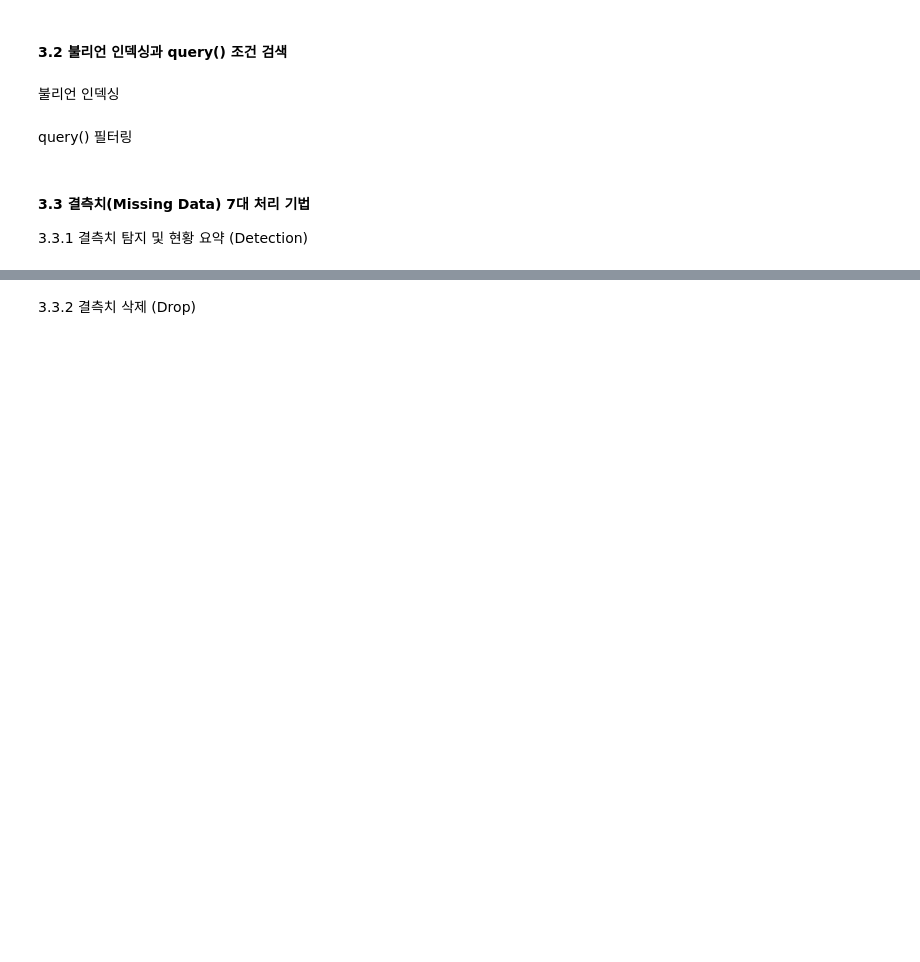
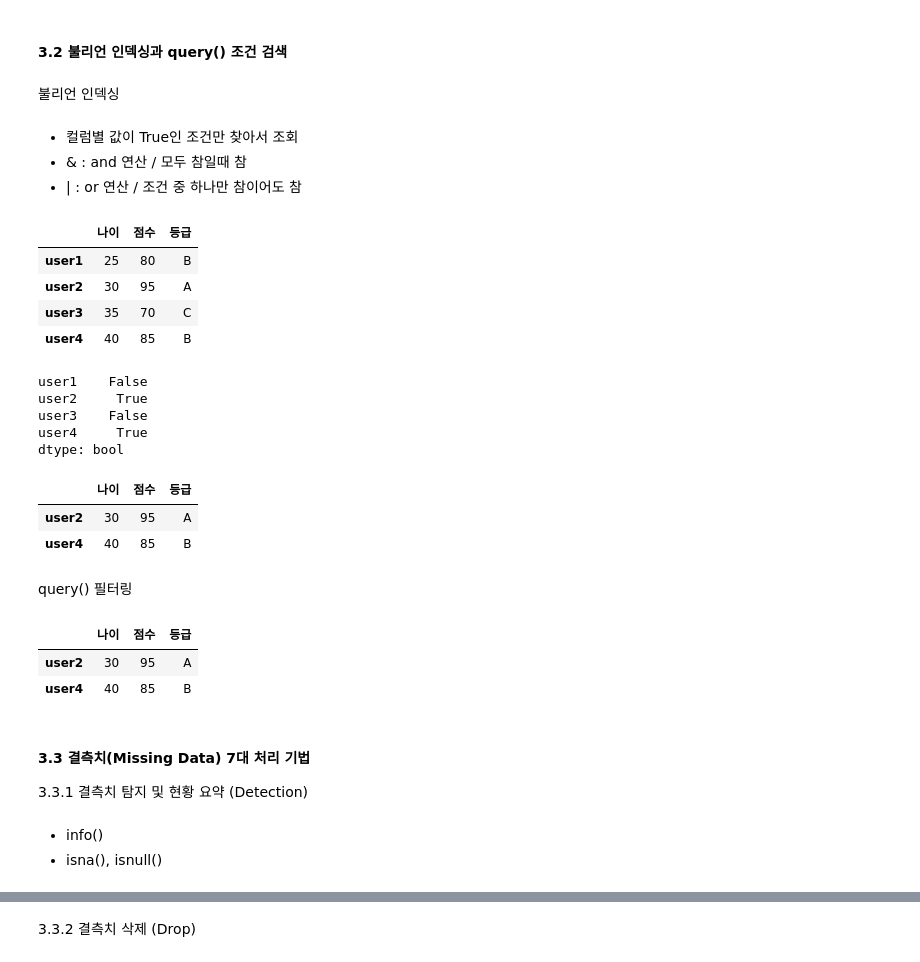
Before and after one commit to yonggyo1125/ax_study, a Jupyter notebook: 04_MACHINE_LEARNING/src/04_machine_learning/chapter01/special/pandas_practice.ipynb, the cells around one changed output, grey strips where cells are left out. Saved outputs shown, nothing was run; the diff lists cells and outputs as text; code cells hidden in the pictures; blank space fills up the shorter version.

```diff
--- a/04_MACHINE_LEARNING/src/04_machine_learning/chapter01/special/pandas_practice.ipynb
+++ b/04_MACHINE_LEARNING/src/04_machine_learning/chapter01/special/pandas_practice.ipynb
@@ -148,8 +204,43 @@ score_gap
 #### 3.2 불리언 인덱싱과 query() 조건 검색
 # %% [markdown]
 불리언 인덱싱
+# %% [markdown]
+- 컬럼별 값이 True인 조건만 찾아서 조회
+- & : and 연산 / 모두 참일때 참
+- | : or 연산 / 조건 중 하나만 참이어도 참
+# %%
+df
+# %% [output]
+|  | 나이 | 점수 | 등급 |
+| user1 | 25 | 80 | B |
+| user2 | 30 | 95 | A |
+| user3 | 35 | 70 | C |
+| user4 | 40 | 85 | B |
+# %%
+(df['나이'] >= 30) & (df['점수'] >= 80)
+# %% [output]
+user1    False
+user2     True
+user3    False
+user4     True
+dtype: bool
+# %%
+df[(df['나이'] >= 30) & (df['점수'] >= 80)]
+# %% [output]
+|  | 나이 | 점수 | 등급 |
+| user2 | 30 | 95 | A |
+| user4 | 40 | 85 | B |
 # %% [markdown]
 query() 필터링
+# %%
+df.query('나이 >= 30 and 점수 >= 80')
+# %% [output]
+|  | 나이 | 점수 | 등급 |
+| user2 | 30 | 95 | A |
+| user4 | 40 | 85 | B |
 # %% [markdown]
 #### 3.3 결측치(Missing Data) 7대 처리 기법
 3.3.1 결측치 탐지 및 현황 요약 (Detection)
+# %% [markdown]
+- info()
+- isna(), isnull()
```
Also changed, not shown: parts of 29 cells of this notebook.
